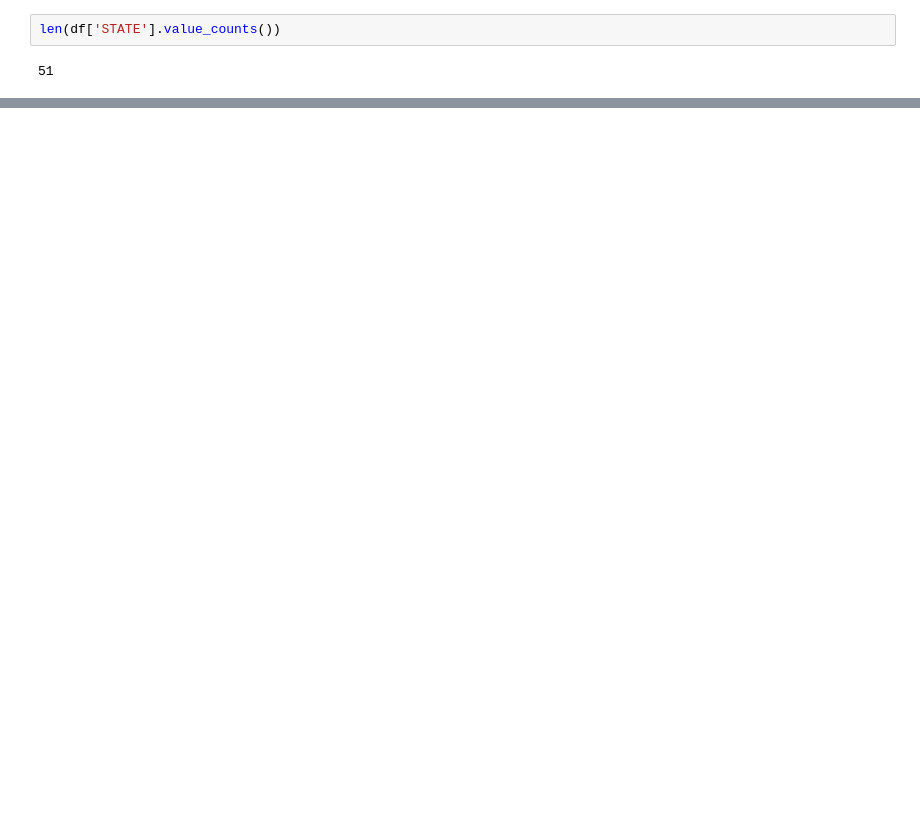
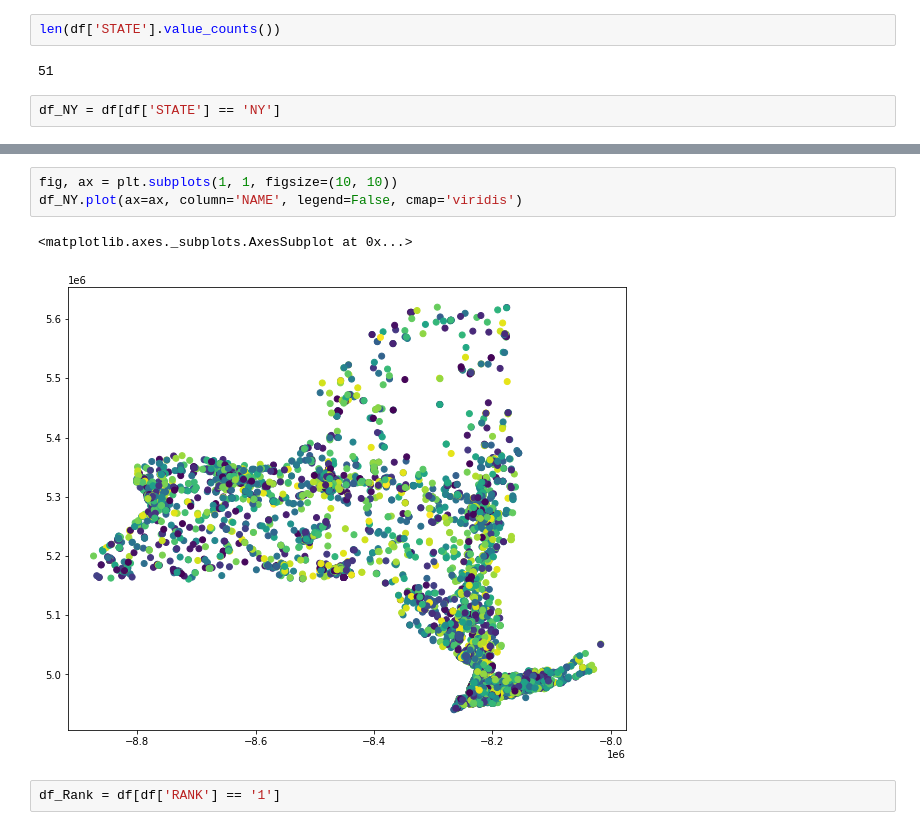
Before and after one commit to rambabu264/Zerodown, a Jupyter notebook: Task1/task2.ipynb, the cells around one changed output, grey strips where cells are left out. Drawn from its saved outputs; the diff is of its cells as text; blank space fills up the shorter version.

```diff
--- a/Task1/task2.ipynb
+++ b/Task1/task2.ipynb
@@ -70,3 +107,5 @@ memory usage: 105.0+ MB
 len(df['STATE'].value_counts())
 # %% [output]
 51
+# %%
+df_NY = df[df['STATE'] == 'NY']
@@ -72,0 +128,8 @@ len(df['STATE'].value_counts())
+# %%
+fig, ax = plt.subplots(1, 1, figsize=(10, 10))
+df_NY.plot(ax=ax, column='NAME', legend=False, cmap='viridis')
+# %% [output]
+<matplotlib.axes._subplots.AxesSubplot at 0x...>
+[figure, added]
+# %%
+df_Rank = df[df['RANK'] == '1']
```
Also changed, not shown: parts of 16 cells of this notebook.
